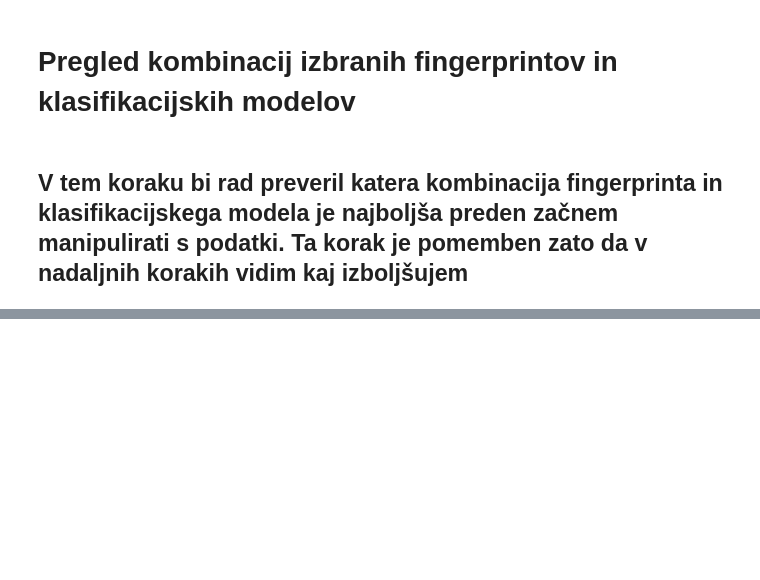
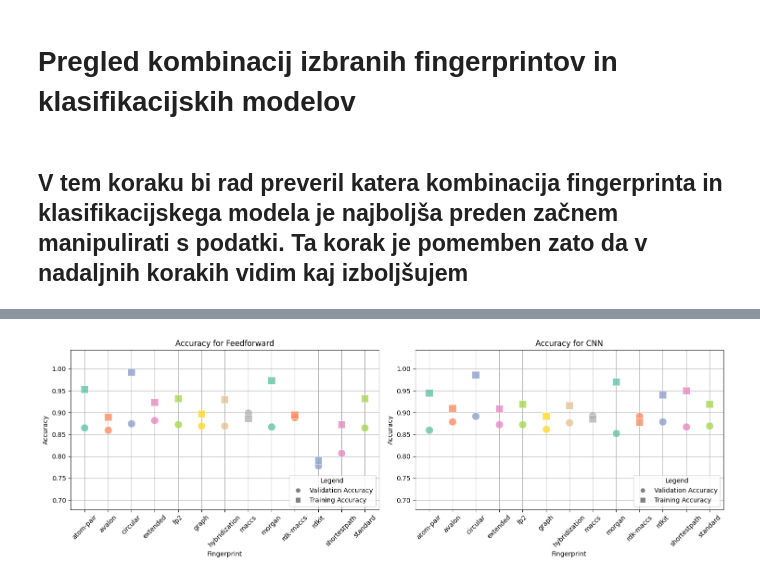
Before and after one commit to samo-n/ML-in-IDO1-drug-discovery, a Jupyter notebook: dir1/__2_3_A_model_SU_izbira_klasifikatorja.ipynb, the cells around one changed output, grey strips where cells are left out. Saved outputs shown, nothing was run; the diff lists cells and outputs as text; code cells hidden in the pictures; blank space fills up the shorter version.

```diff
--- a/dir1/__2_3_A_model_SU_izbira_klasifikatorja.ipynb
+++ b/dir1/__2_3_A_model_SU_izbira_klasifikatorja.ipynb
@@ -435,0 +599,3 @@ classifiers_df.to_csv(f'{output_dir}/top_classifiers.csv', index=False)
+# %%
+results_df.sort_values(by=['Val_Accuracy'], ascending=False, inplace = True)
+results_df
@@ -435,0 +620,72 @@ classifiers_df.to_csv(f'{output_dir}/top_classifiers.csv', index=False)
+# %%
+import matplotlib.pyplot as plt
+import seaborn as sns
+import pandas as pd
+from matplotlib.lines import Line2D
+
+# Assuming results_df is already defined and contains both Val_Accuracy and Train_Accuracy
+val_results_df = results_df  # Using the existing results_df
+
+# Get the unique fingerprints in alphabetical order
+fingerprint_order = sorted(val_results_df['Fingerprint'].unique())
+
+# Convert 'Fingerprint' to a categorical type with the specified order
+val_results_df['Fingerprint'] = pd.Categorical(val_results_df['Fingerprint'], categories=fingerprint_order, ordered=True)
+
+# Create a color mapping for fingerprints
+palette = sns.color_palette("Set2", n_colors=len(fingerprint_order))
+color_mapping = {fingerprint: palette[i] for i, fingerprint in enumerate(fingerprint_order)}
+
+# Create a figure for the subplots
+plt.figure(figsize=(15, 5))
+
+# List of unique classifiers
+classifiers = val_results_df['Classifier'].unique()  # Get unique classifiers
+
+# Create a line plot for each classifier
+for i, clf_name in enumerate(classifiers):
+    plt.subplot(1, 2, i + 1)  # Create a 2x1 grid of subplots
+
+    # Plot Validation Accuracy
+    sns.lineplot(data=val_results_df[val_results_df['Classifier'] == clf_name],
+                 x='Fingerprint',
+                 y='Val_Accuracy',
+                 hue='Fingerprint',  # Differentiate by fingerprint
+                 palette=color_mapping,  # Use the color mapping for fingerprints
+                 marker='o',  # Circle marker for validation
+                 markersize=12,  # Increased marker size
+                 alpha=0.8,  # Set transparency for better visibility
+                 legend=False)  # Disable the legend
+
+    # Plot Training Accuracy
+    sns.lineplot(data=val_results_df[val_results_df['Classifier'] == clf_name],
+                 x='Fingerprint',
+                 y='Train_Accuracy',  # Use Train_Accuracy instead of Test_Accuracy
+                 hue='Fingerprint',  # Differentiate by fingerprint
+                 palette=color_mapping,  # Use the same color mapping
+                 marker='s',  # Square marker for training
+                 markersize=12,  # Increased marker size
+                 alpha=0.8,  # Set transparency for better visibility
+                 legend=False)  # Disable the legend
+
+    plt.xticks(rotation=45)  # Rotate x labels for better readability
+    plt.ylabel('Accuracy')
+    plt.xlabel('Fingerprint')
+    plt.title(f'Accuracy for {clf_name}')
+
+    # Set y-axis limits based on the accuracy data
+    plt.ylim(min(val_results_df['Val_Accuracy'].min(), val_results_df['Train_Accuracy'].min()) - 0.1,
+             max(val_results_df['Val_Accuracy'].max(), val_results_df['Train_Accuracy'].max()) + 0.05)
+    plt.grid(True)  # Add grid for better readability
+
+    # Add individual legends for each subplot
+    legend_elements = [
+        Line2D([0], [0], marker='o', color='w', markerfacecolor='gray', markersize=8, label='Validation Accuracy'),
+        Line2D([0], [0], marker='s', color='w', markerfacecolor='gray', markersize=8, label='Training Accuracy'),
+    ]
+    plt.legend(handles=legend_elements, loc='lower right', title='Legend')
+
+plt.tight_layout()  # Adjust layout to prevent overlap
+plt.show()
+# %% [output]
+[figure, added]
```
Also changed, not shown: parts of 11 cells of this notebook.
